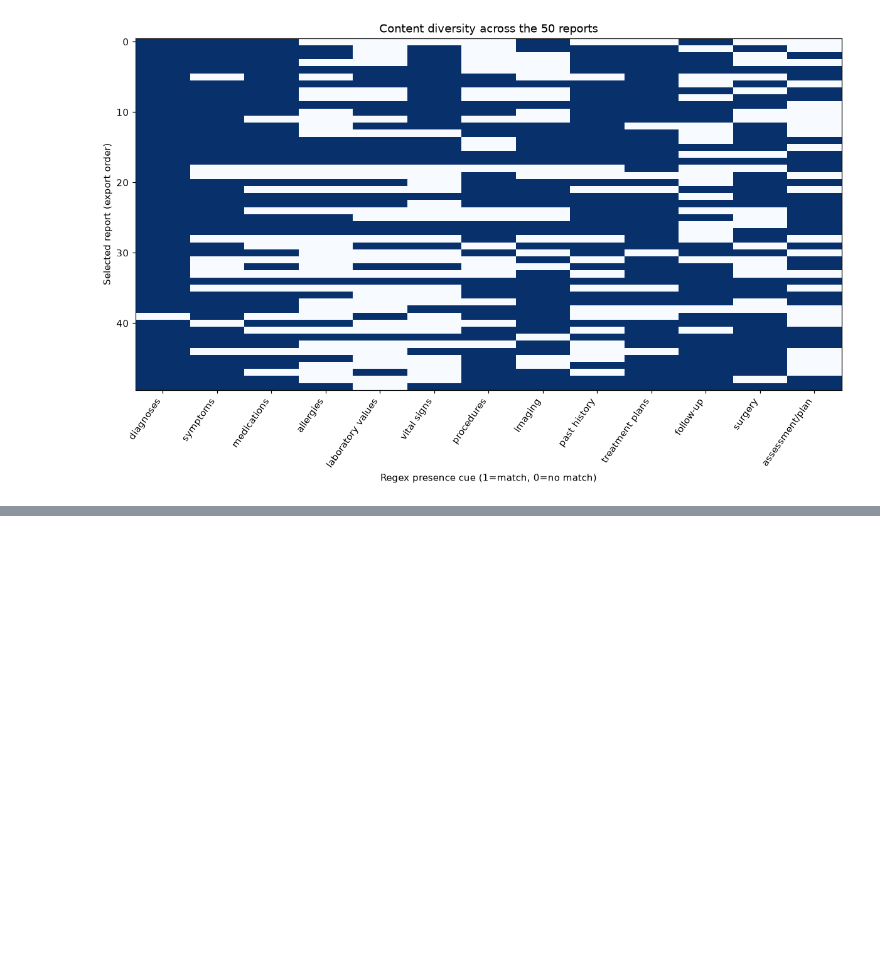
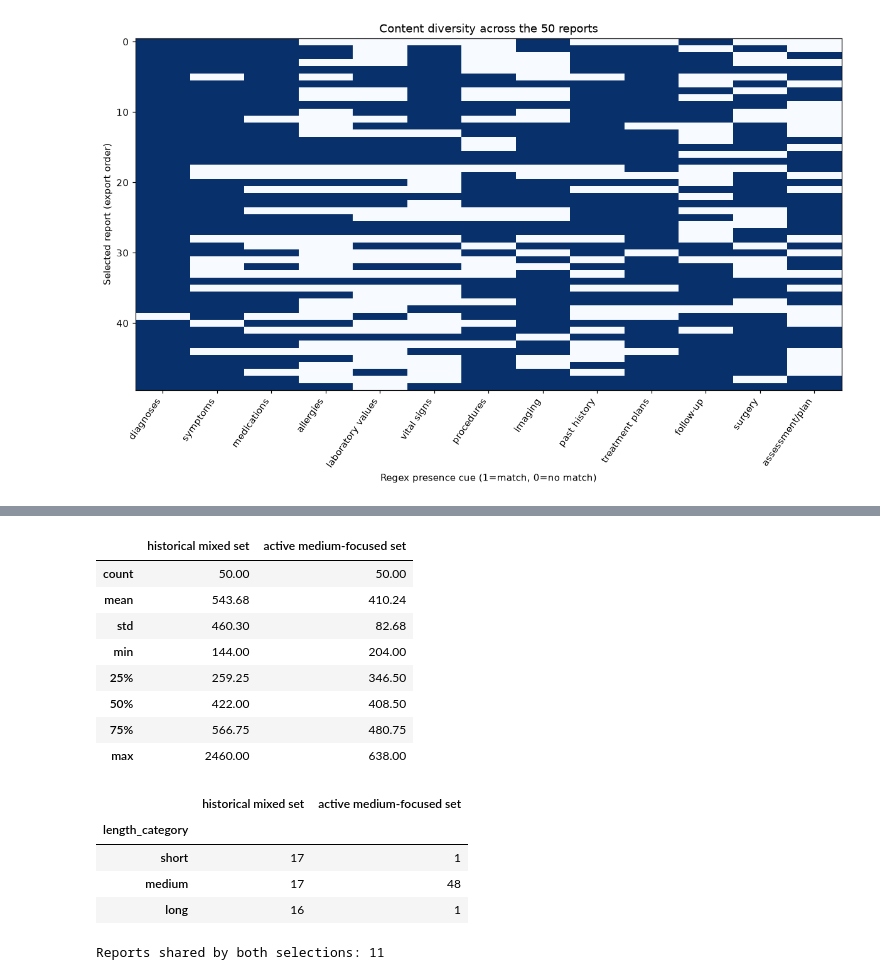
Before and after one commit to Break-Through-Tech/Google-2F-faithfulmed-a-multi-agent-system-for-faithful-patient-friendly-medical-explanations, a Jupyter notebook: EDAs/mtsamples_eda.ipynb, the cells around one changed output, grey strips where cells are left out. Cells and saved outputs as stored; diff of their text form; code cells hidden in the pictures; blank space fills up the shorter version.

```diff
--- a/EDAs/mtsamples_eda.ipynb
+++ b/EDAs/mtsamples_eda.ipynb
@@ -504,0 +664,27 @@ No original source file was changed. No model generation or annotation was perfo
+# %%
+comparison = pd.DataFrame({
+    "historical mixed set": selected.word_count.describe(),
+    "active medium-focused set": medium_selected.word_count.describe(),
+}).round(2)
+display(comparison)
+display(pd.DataFrame({
+    "historical mixed set": selected.length_category.value_counts(),
+    "active medium-focused set": medium_selected.length_category.value_counts(),
+}).reindex(["short", "medium", "long"]).fillna(0).astype(int))
+print("Reports shared by both selections:", len(set(selected.source_row_id) & set(medium_selected.source_row_id)))
+# %% [output]
+|  | historical mixed set | active medium-focused set |
+| count | 50.00 | 50.00 |
+| mean | 543.68 | 410.24 |
+| std | 460.30 | 82.68 |
+| min | 144.00 | 204.00 |
+| 25% | 259.25 | 346.50 |
+| 50% | 422.00 | 408.50 |
+| 75% | 566.75 | 480.75 |
+| max | 2460.00 | 638.00 |
+|  | historical mixed set | active medium-focused set |
+| length_category |  |  |
+| short | 17 | 1 |
+| medium | 17 | 48 |
+| long | 16 | 1 |
+Reports shared by both selections: 11
```
Also changed, not shown: parts of 17 cells of this notebook, 7 other files.
